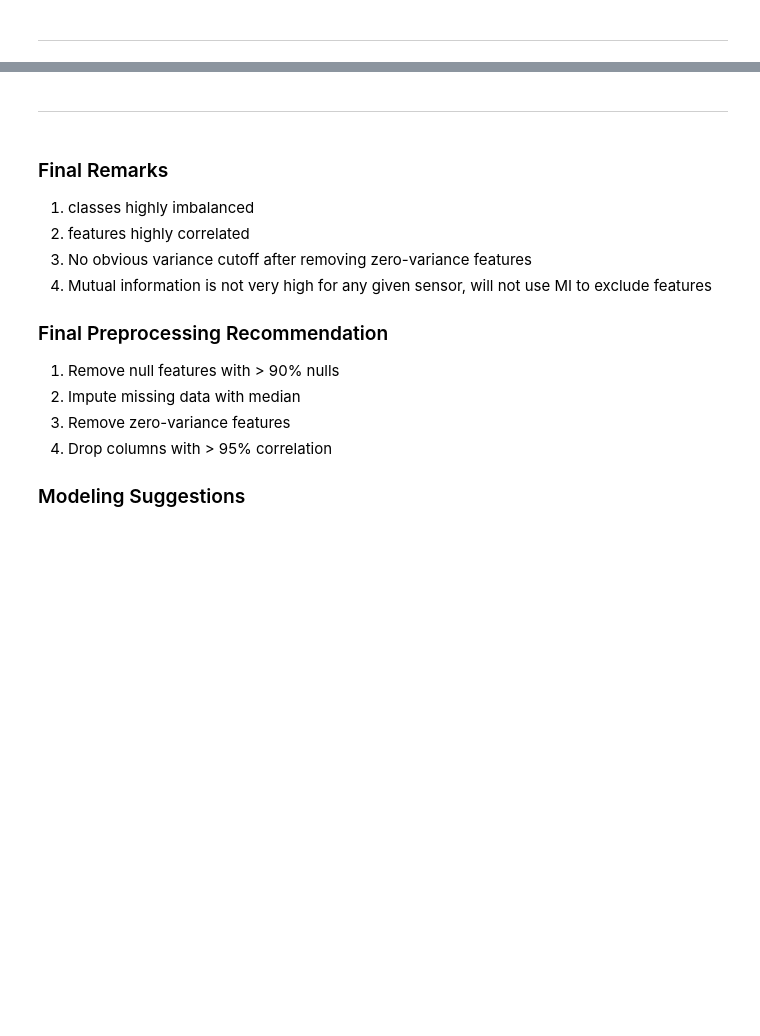
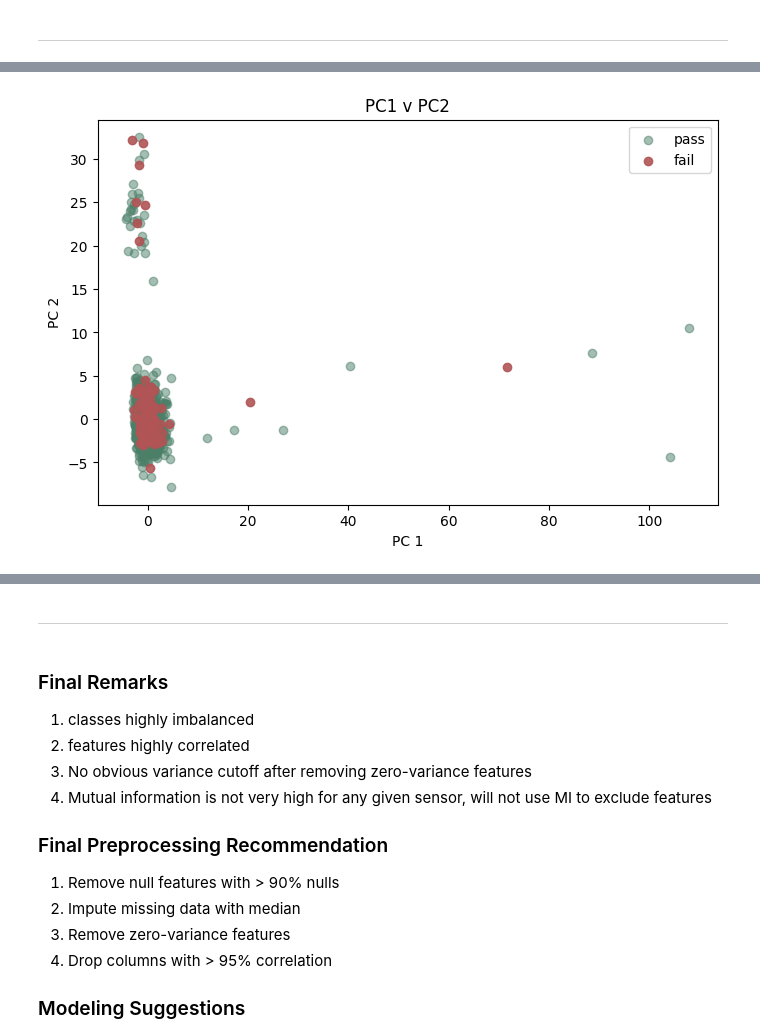
Before and after one commit to intuitiveengineer/secom-ml, a Jupyter notebook: notebooks/00-data-exploration.ipynb, the cells around one changed output, grey strips where cells are left out. Cells and saved outputs as stored; diff of their text form; code cells hidden in the pictures; blank space fills up the shorter version.

```diff
--- a/notebooks/00-data-exploration.ipynb
+++ b/notebooks/00-data-exploration.ipynb
@@ -47,3 +82,5 @@ print(label_summary)
+# %%
+y = y.replace(-1, 0)
 # %% [markdown]
 ---
 # %%
@@ -85,0 +192,12 @@ print(pairs.head(50))
+# %%
+# Plotting PC1 v PC2
+plt.figure(figsize=(8,5))
+plt.scatter(X_pca.loc[y==0, "pca0"], X_pca.loc[y==0, "pca1"], alpha=0.5, label="pass", color='#4B7F68')
+plt.scatter(X_pca.loc[y==1, "pca0"], X_pca.loc[y==1, "pca1"], alpha=0.9, label="fail", color='#B15455')
+plt.xlabel("PC 1")
+plt.ylabel("PC 2")
+plt.title("PC1 v PC2")
+plt.legend()
+plt.show()
+# %% [output]
+[figure, added]
```
Also changed, not shown: parts of 22 cells of this notebook.
